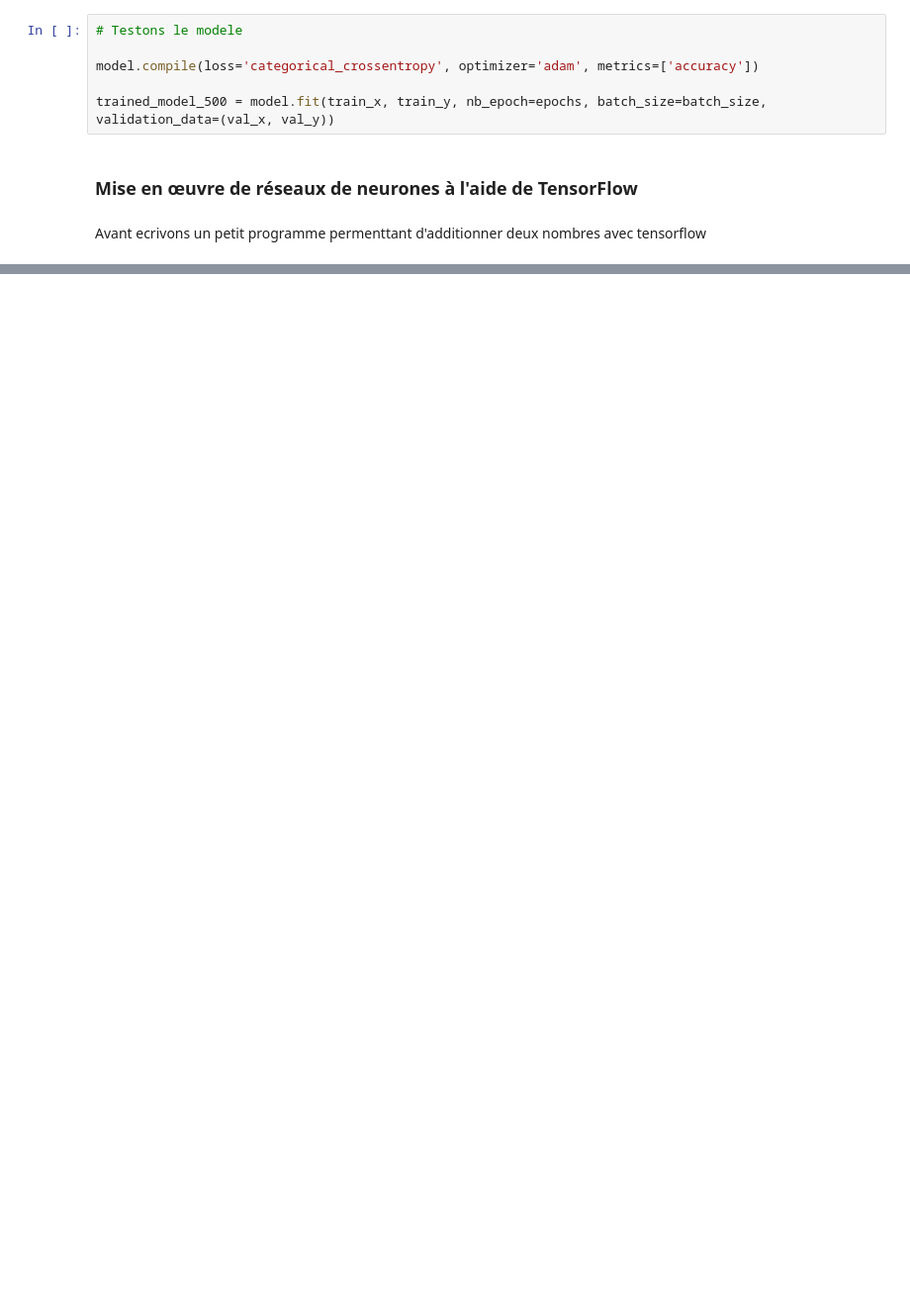
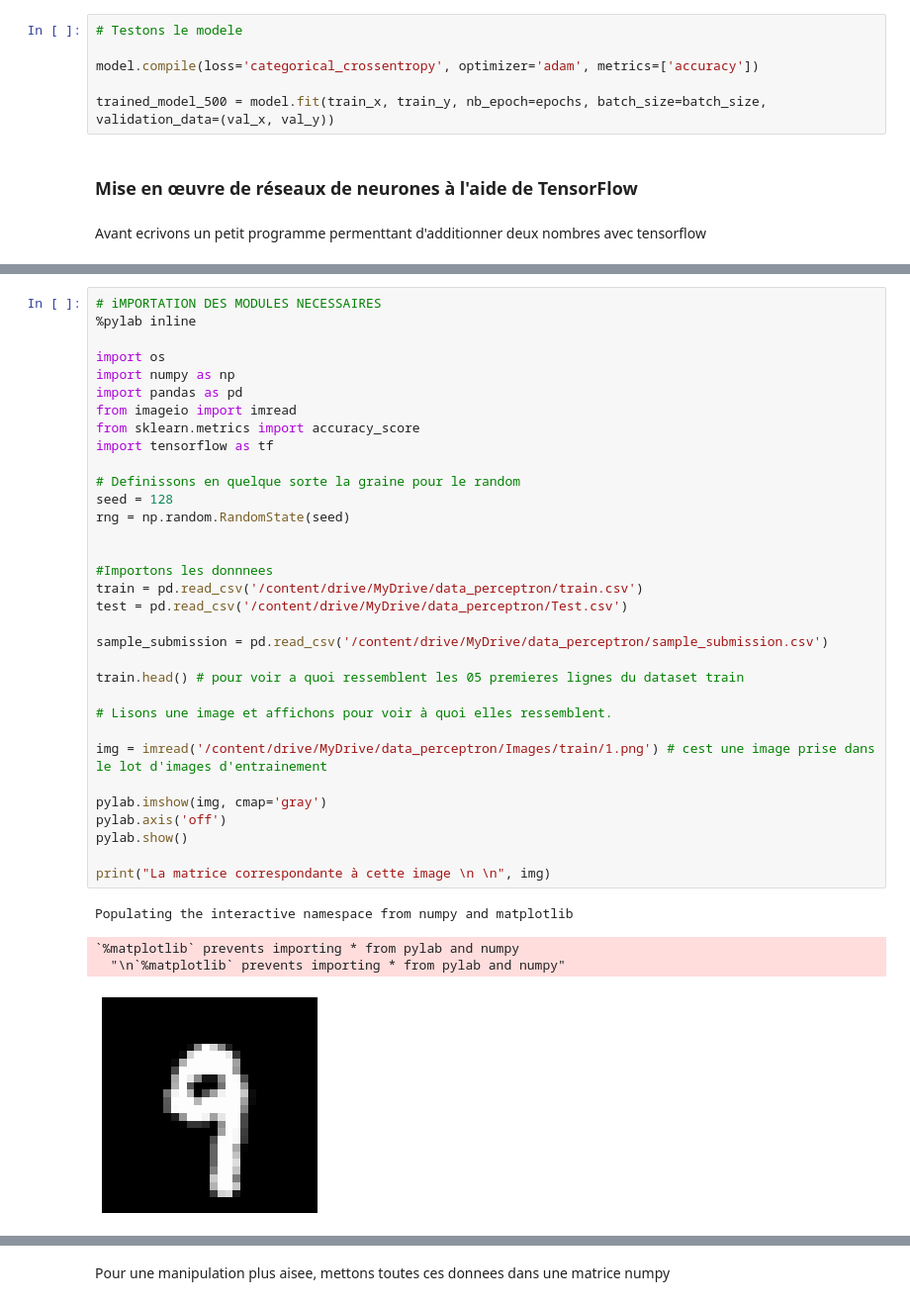
Before and after one commit to Volt-github24/Groupe-4-info-l3-datasciences-tutoriels, a Jupyter notebook: Tutoriel_sur_le_perceptron_multicouche_(5).ipynb, the cells around one changed output, grey strips where cells are left out. Shown at 99% size. Cells and saved outputs as stored; diff of their text form; blank space fills up the shorter version.

Commit message:
IMPLEMENTATION SIMPLE  SUR UN DATASET

```diff
--- a/Tutoriel_sur_le_perceptron_multicouche_(5).ipynb
+++ b/Tutoriel_sur_le_perceptron_multicouche_(5).ipynb
@@ -332,0 +419,38 @@ Avant ecrivons un petit programme permenttant d'additionner deux nombres avec te
+# %%
+# iMPORTATION DES MODULES NECESSAIRES
+%pylab inline
+
+import os
+import numpy as np
+import pandas as pd
+from imageio import imread
+from sklearn.metrics import accuracy_score
+import tensorflow as tf
+
+# Definissons en quelque sorte la graine pour le random
+seed = 128
+rng = np.random.RandomState(seed)
+
+
+#Importons les donnnees
+train = pd.read_csv('/content/drive/MyDrive/data_perceptron/train.csv')
+test = pd.read_csv('/content/drive/MyDrive/data_perceptron/Test.csv')
+
+sample_submission = pd.read_csv('/content/drive/MyDrive/data_perceptron/sample_submission.csv')
+
+train.head() # pour voir a quoi ressemblent les 05 premieres lignes du dataset train
+
+# Lisons une image et affichons pour voir à quoi elles ressemblent.
+
+img = imread('/content/drive/MyDrive/data_perceptron/Images/train/1.png') # cest une image prise dans le lot d'images d'entrainement
+
+pylab.imshow(img, cmap='gray')
+pylab.axis('off')
+pylab.show()
+
+print("La matrice correspondante à cette image \n \n", img)
+# %% [output]
+Populating the interactive namespace from numpy and matplotlib
+`%matplotlib` prevents importing * from pylab and numpy
+  "\n`%matplotlib` prevents importing * from pylab and numpy"
+[figure, added]
@@ -332,0 +474,2 @@ Avant ecrivons un petit programme permenttant d'additionner deux nombres avec te
+# %% [markdown]
+Pour une manipulation plus aisee, mettons toutes ces donnees dans une matrice numpy
```
Also changed, not shown: parts of 53 cells of this notebook.
